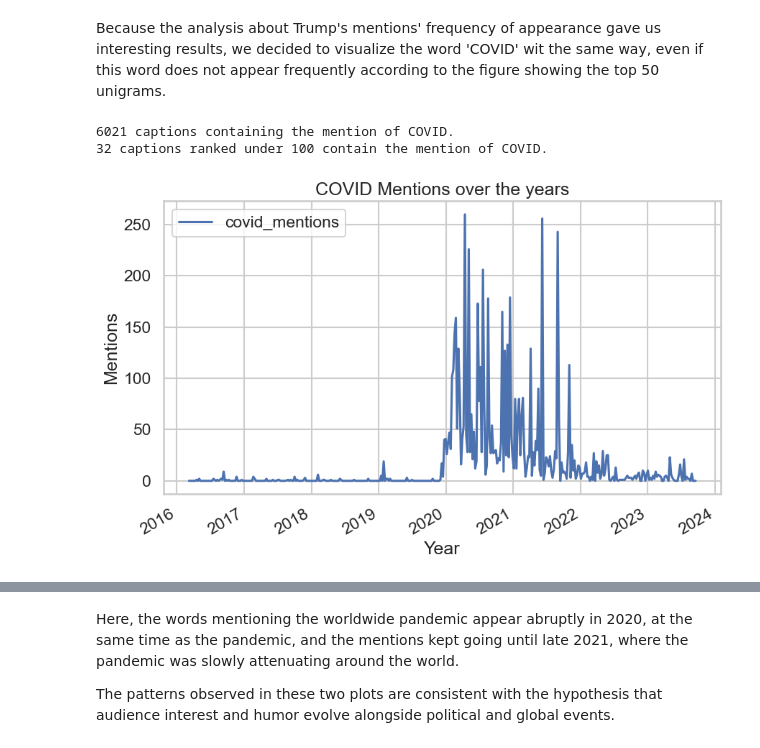
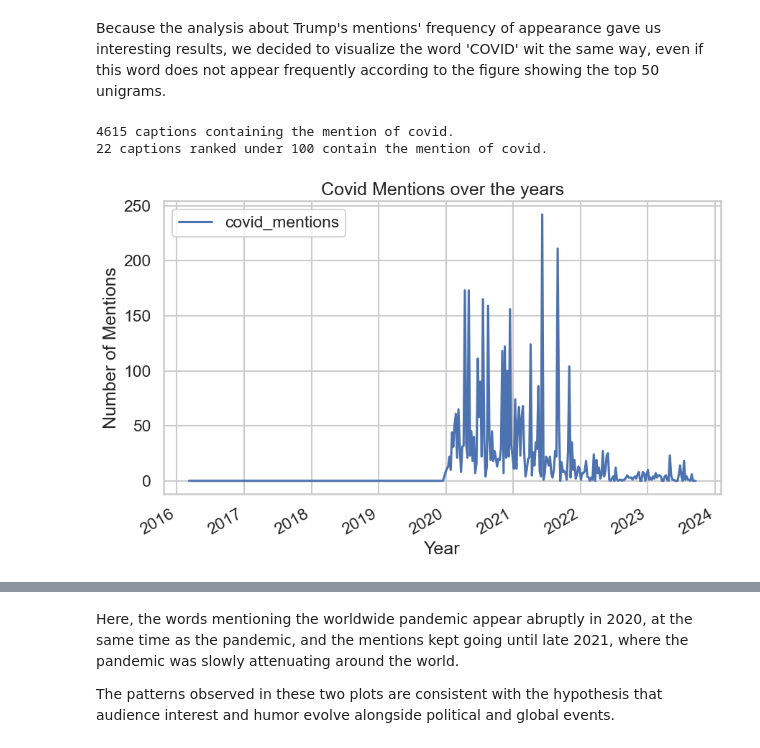
Before and after one commit to epfl-ada/ada-2025-project-data_dinosaur, a Jupyter notebook: results.ipynb, the cells around one changed output, grey strips where cells are left out. Saved outputs shown, nothing was run; the diff lists cells and outputs as text; code cells hidden in the pictures.

```diff
--- a/results.ipynb
+++ b/results.ipynb
@@ -64,18 +59,5 @@ We can see that the word `time` is by far the most frequent word, as it appears
 Also, we can see that the word `Trump` is the 30th most used word in caption. Thus, we will analyze whether this word is used only during a certain period of time, e.g. when Trump is president.
 # %%
 # at which frequency do captions mention Trump ?
-
-mask = df_caption['caption'].str.contains(r'\b(trump|donald)\b', case=False, na=False)
-print(f"{mask.sum()} captions containing the word 'Trump'.")
-
-df_trump = df_caption.loc[mask & (df_caption['rank'] < 100), ['date', 'rank', 'caption']]
-print(f"{len(df_trump)} captions ranked under 100 contain the word 'Trump'.")
-
-df_caption['trump_mentions'] = df_caption['caption'].str.count(r'\b(trump|donald)\b', flags=re.IGNORECASE)
-trump_counts = (df_caption.groupby('date')['trump_mentions'].sum().sort_index().reset_index())
-
-trump_counts.plot(x='date', y='trump_mentions', title='Trump Mentions over the years')
-plt.xlabel('Year')
-plt.ylabel('Mentions')
-plt.show()
+caption_mentions(df_caption, 'trump')
 # %% [output]
@@ -88,21 +70,8 @@ The figure shows that Trump is mentioned frequently over time, and the frequency
 Because the analysis about Trump's mentions' frequency of appearance gave us interesting results, we decided to visualize the word 'COVID' wit the same way, even if this word does not appear frequently according to the figure showing the top 50 unigrams.
 # %%
 # at which frequency do captions mention COVID ?
-
-mask = df_caption['caption'].str.contains(r'\b(covid|corona)b', case=False, na=False)
-print(f"{mask.sum()} captions containing the mention of COVID.")
-
-df_covid = df_caption.loc[mask & (df_caption['rank'] < 100), ['date', 'rank', 'caption']]
-print(f"{len(df_covid)} captions ranked under 100 contain the mention of COVID.")
-
-df_caption['covid_mentions'] = df_caption['caption'].str.count(r'\b(covid|corona)\b', flags=re.IGNORECASE)
-covid_counts = (df_caption.groupby('date')['covid_mentions'].sum().sort_index().reset_index())
-
-covid_counts.plot(x='date', y='covid_mentions', title='COVID Mentions over the years')
-plt.xlabel('Year')
-plt.ylabel('Mentions')
-plt.show()
+caption_mentions(df_caption, 'covid')
 # %% [output]
-6021 captions containing the mention of COVID.
-32 captions ranked under 100 contain the mention of COVID.
+4615 captions containing the mention of covid.
+22 captions ranked under 100 contain the mention of covid.
-[figure, old version]
+[figure, new version]
```
Also changed, not shown: parts of 15 cells of this notebook.
